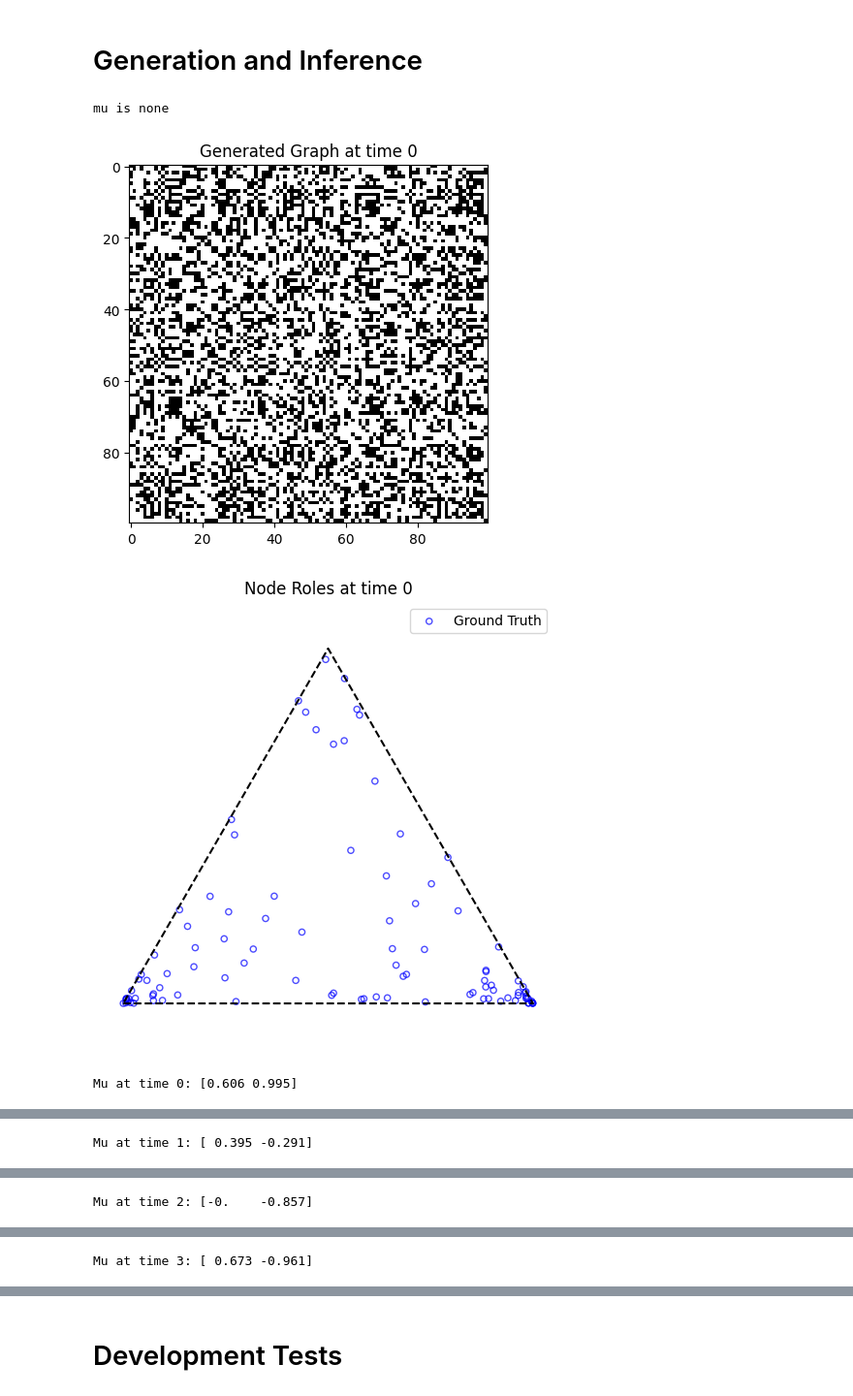
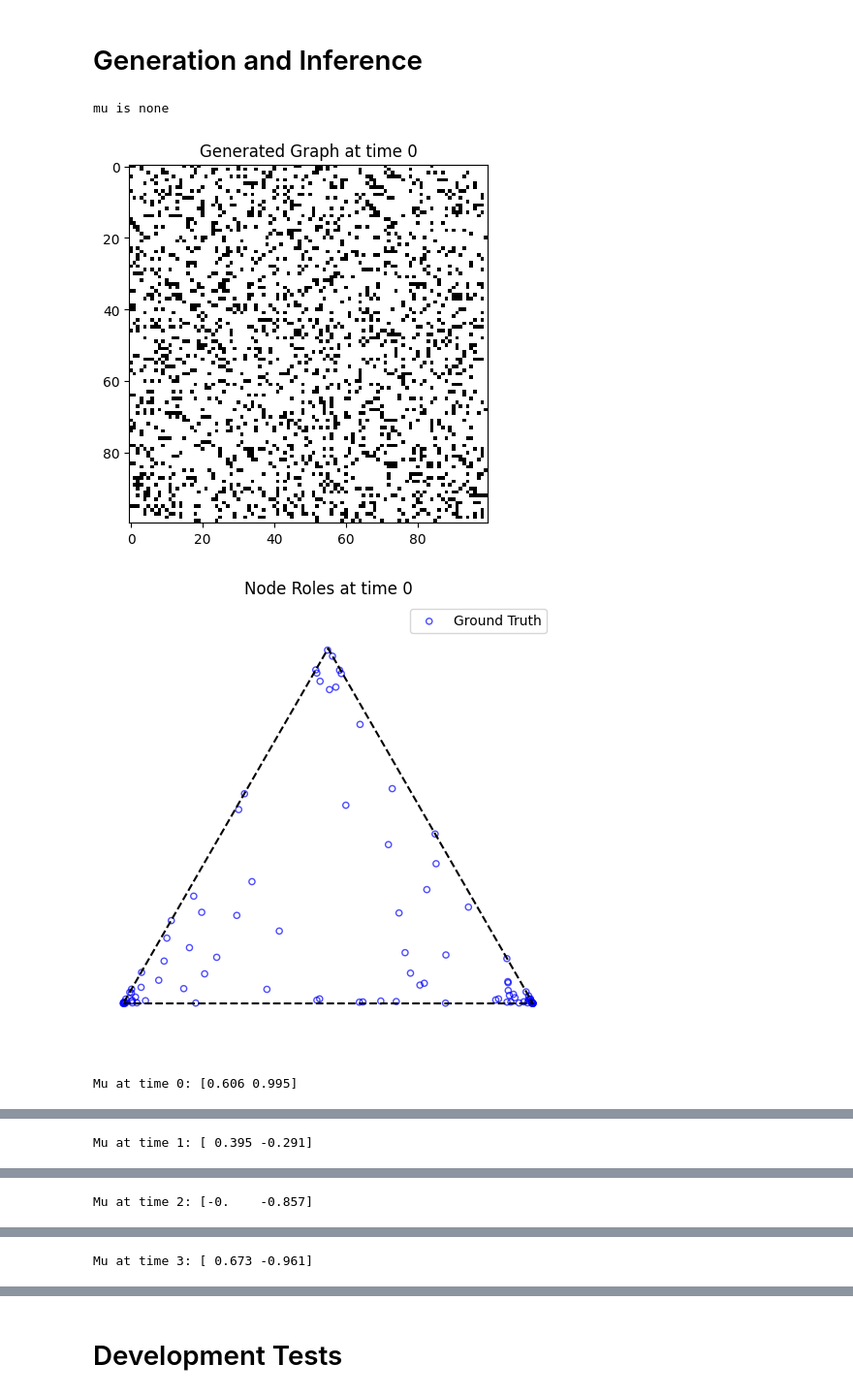
Before and after one commit to LaosAntreas/dMMSB, a Jupyter notebook: dMMSB.ipynb, the cells around one changed output, grey strips where cells are left out. Shown at 97% size. Drawn from its saved outputs; the diff is of its cells as text; code cells hidden in the pictures.

```diff
--- a/dMMSB.ipynb
+++ b/dMMSB.ipynb
@@ -953,29 +945,29 @@ class dMMSB():
 # %%
 nu =  jnp.array([0,0]) # Use K-1 dimension
 #mu = jnp.tile(mu_0[None, :], (4, 1)) # Create a (T, K-1) array
 Phi = jnp.array([[1,.5],
                  [.5,1]], dtype=jnp.float32) * 1
-Sigma = jnp.tile(jnp.eye(2)[None, :, :], (4, 1, 1)) * 10 # Use K-1 dimension and T=4
+Sigma = jnp.tile(jnp.eye(2)[None, :, :], (4, 1, 1)) * 20 # Use K-1 dimension and T=4
 B = jnp.array([[1,0,0],
                [0,1,0],
-               [0,0,1]], dtype=jnp.float32)
+               [0,0,1]], dtype=jnp.float32) * .5
 
 
 
 gen_model = dMMSB(nodes=100, roles=3, timesteps=4, key=jax.random.PRNGKey(42), Sigma=Sigma, B=B, Phi=Phi, nu=nu)
 E_sample = gen_model.generate_graph()
 
 
 for t in range(E_sample.shape[0]):
     plt.imshow(E_sample[t], cmap='Greys', vmin=0, vmax=1)
     plt.title(f"Generated Graph at time {t}")
     plt.show()
     expanded_gamma = gen_model.expand_gamma(gen_model.gamma_tilde[t])
     pis = softmax(expanded_gamma, axis=-1)
     plot_roles(pis, title=f"Node Roles at time {t}")
     print(f"Mu at time {t}: {gen_model.mu[t]}")
 # %% [output]
 mu is none
-[figure, old version]
+[figure, new version]
-[figure, old version]
+[figure, new version]
 Mu at time 0: [0.606 0.995]
```
Also changed, not shown: parts of 10 cells of this notebook, 1 other file.
